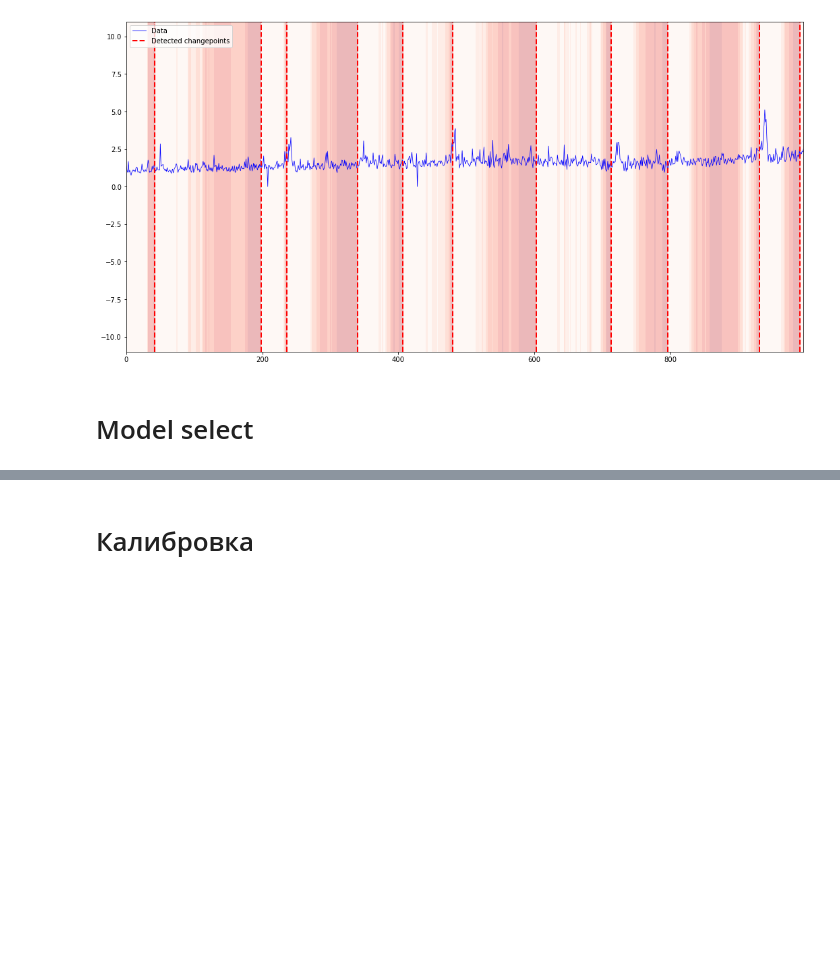
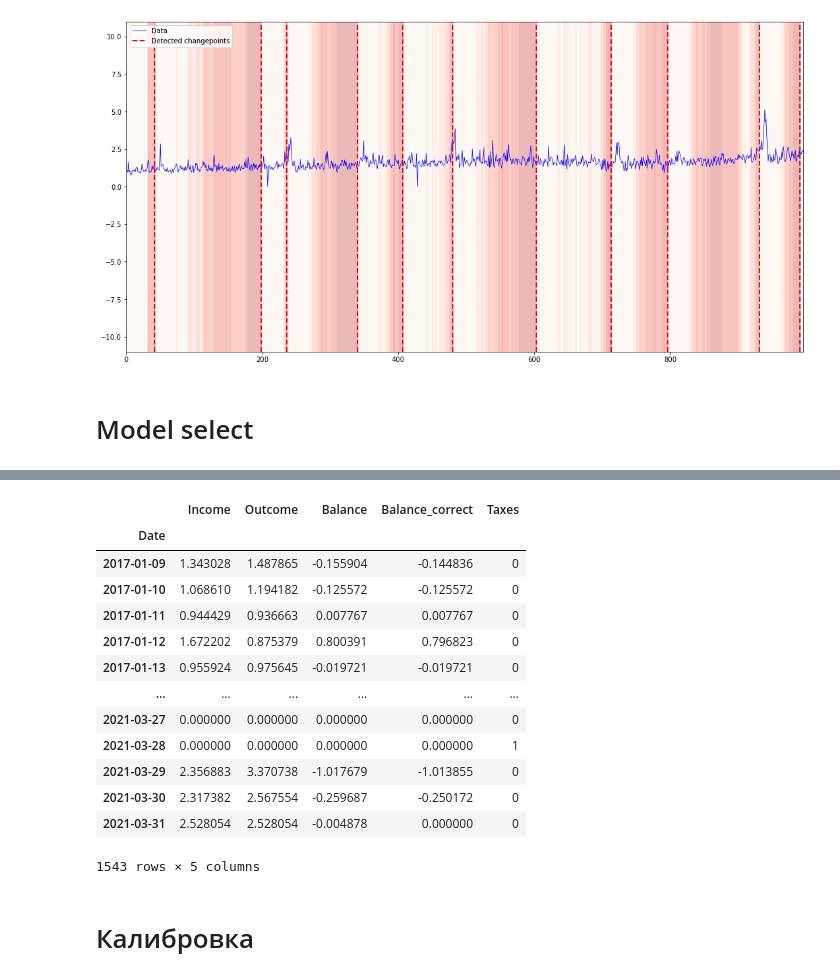
Before and after one commit to GungnirAP/TimeSeries-Project, a Jupyter notebook: Project 2.ipynb, the cells around one changed output, grey strips where cells are left out. Drawn from its saved outputs; the diff is of its cells as text; code cells hidden in the pictures; blank space fills up the shorter version.

```diff
--- a/Project 2.ipynb
+++ b/Project 2.ipynb
@@ -410,3 +482,20 @@ grid_GBR = GridSearchCV(estimator=model, param_grid = parameters, cv = 5, n_jobs
+# %%
+df
+# %% [output]
+|  | Income | Outcome | Balance | Balance_correct | Taxes |
+| Date |  |  |  |  |  |
+| 2017-01-09 | 1.343028 | 1.487865 | -0.155904 | -0.144836 | 0 |
+| 2017-01-10 | 1.068610 | 1.194182 | -0.125572 | -0.125572 | 0 |
+| 2017-01-11 | 0.944429 | 0.936663 | 0.007767 | 0.007767 | 0 |
+| 2017-01-12 | 1.672202 | 0.875379 | 0.800391 | 0.796823 | 0 |
+| 2017-01-13 | 0.955924 | 0.975645 | -0.019721 | -0.019721 | 0 |
+| ... | ... | ... | ... | ... | ... |
+| 2021-03-27 | 0.000000 | 0.000000 | 0.000000 | 0.000000 | 0 |
+| 2021-03-28 | 0.000000 | 0.000000 | 0.000000 | 0.000000 | 1 |
+| 2021-03-29 | 2.356883 | 3.370738 | -1.017679 | -1.013855 | 0 |
+| 2021-03-30 | 2.317382 | 2.567554 | -0.259687 | -0.250172 | 0 |
+| 2021-03-31 | 2.528054 | 2.528054 | -0.004878 | 0.000000 | 0 |
+1543 rows × 5 columns
 # %% [markdown]
 # Калибровка
 # %% [markdown]
```
Also changed, not shown: parts of 25 cells of this notebook, 1 other file.
